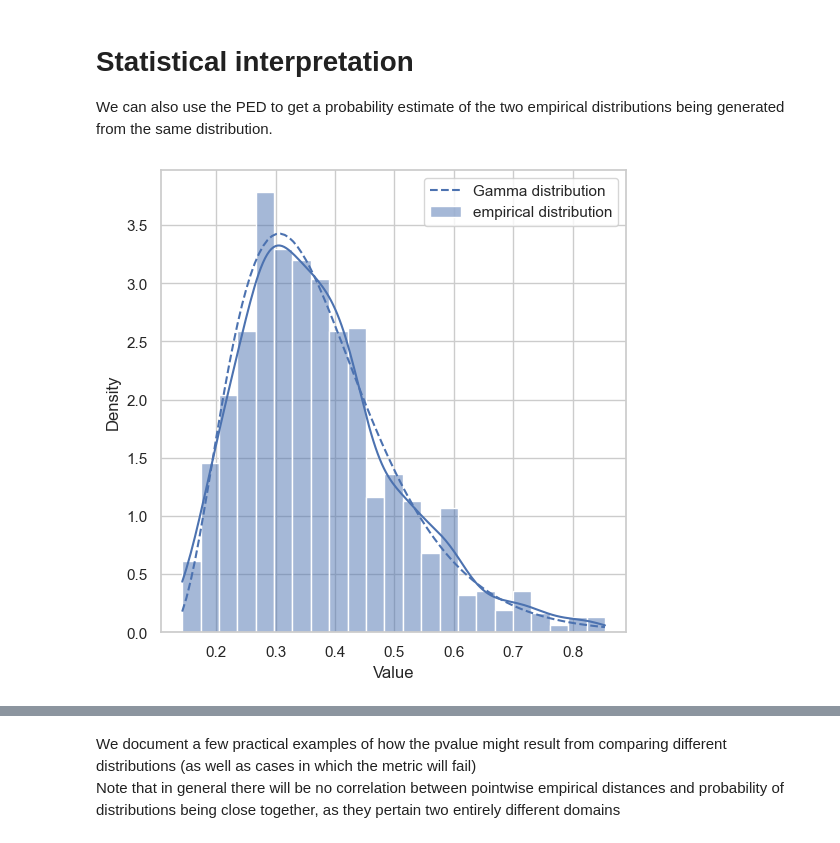
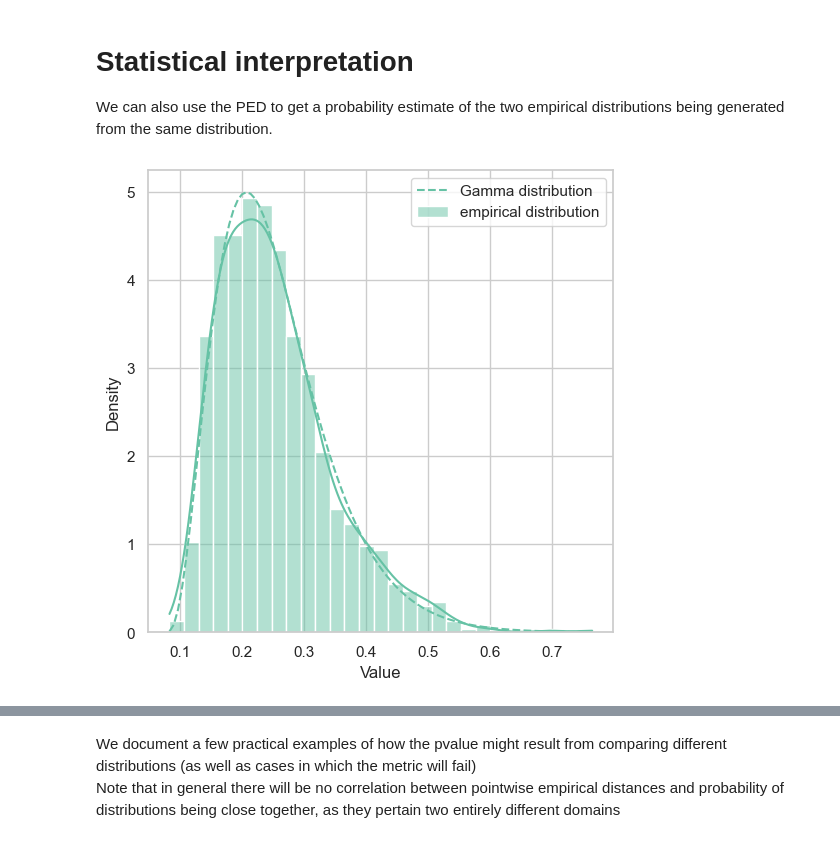
Before and after one commit to lazzaronico/cytobench, a Jupyter notebook: 1 understanding PED.ipynb, the cells around one changed output, grey strips where cells are left out. Cells and saved outputs as stored; diff of their text form; code cells hidden in the pictures.

```diff
--- a/1 understanding PED.ipynb
+++ b/1 understanding PED.ipynb
@@ -41,42 +38,42 @@ plt.show()
 for point_i in range(3):
 
     # 1) compute the distance between a reference point and the reference empirical distributions
-    reference_point = reference_distribution[point_i]
-    distances = np.linalg.norm(reference_distribution - reference_point, axis=1)
+    reference_point = X[point_i]
+    distances = np.linalg.norm(X - reference_point, axis=1)
 
     plt.figure(figsize=(figsize*3, figsize))
     plt.subplot(1, 3, 1)
 
-    for point in reference_distribution:
+    for point in X:
         plt.plot([reference_point[0], point[0]], [reference_point[1], point[1]], 'grey', linestyle='--', linewidth=1, alpha=.4)
 
-    plt.scatter(reference_distribution[:,0], reference_distribution[:,1], alpha=0.6, label='reference distribution')
-    plt.scatter(evaluated_distribution[:,0], evaluated_distribution[:,1], alpha=0.6, label='evaluated distribution')
+    plt.scatter(X[:,0], X[:,1], alpha=0.6, label='X')
+    plt.scatter(Y[:,0], Y[:,1], alpha=0.6, label='Y')
 
     plt.legend(loc='upper right')
-    plt.title('Distances to reference distribution')
+    plt.title('Distances to own group')
 
     plt.subplot(1, 3, 2)
 
     # 2) compute the distance between the reference point and the evaluated empirical distributions
-    distances = np.linalg.norm(reference_distribution - reference_point, axis=1)
-    distances_eval = np.linalg.norm(evaluated_distribution - reference_point, axis=1)
+    distances = np.linalg.norm(X - reference_point, axis=1)
+    distances_eval = np.linalg.norm(Y - reference_point, axis=1)
 
-    for point in evaluated_distribution:
+    for point in Y:
         plt.plot([reference_point[0], point[0]], [reference_point[1], point[1]], 'grey', linestyle='--', linewidth=1, alpha=.4)
 
-    plt.scatter(reference_distribution[:,0], reference_distribution[:,1], alpha=0.6, label='reference distribution')
-    plt.scatter(evaluated_distribution[:,0], evaluated_distribution[:,1], alpha=0.6, label='evaluated distribution')
+    plt.scatter(X[:,0], X[:,1], alpha=0.6, label='X')
+    plt.scatter(Y[:,0], Y[:,1], alpha=0.6, label='Y')
 
     plt.legend(loc='upper right')
-    plt.title('Distances to evaluated distribution')
+    plt.title('Distances to other group')
 
     plt.subplot(1, 3, 3)
 
     bins = np.histogram_bin_edges(np.concatenate([distances, distances_eval]), bins=n_points)
 
-    plt.hist(distances, bins=bins, alpha=0.7, label='reference distribution')
-    plt.hist(distances_eval, bins=bins, alpha=0.7, label='evaluated distribution')
+    plt.hist(distances, bins=bins, alpha=0.7, label='X')
+    plt.hist(distances_eval, bins=bins, alpha=0.7, label='Y')
 
     # 3) compare the two 1D distances distributions induced by the reference point
     wd = scipy.stats.wasserstein_distance(distances, distances_eval)
@@ -148,24 +146,24 @@ def distances_distribution(samples, n_bootstrap = 1000):
     # return empirical and theoretical distribution
     return peds, gamma_distribution
 # %%
-# compute empirical and Gamma distribution
-peds, dist = distances_distribution(reference_distribution)
+# compute empirical and gamma distribution
+peds, dist = distances_distribution(np.concatenate([X, Y]))
 
 # plot empirical vs theoretical
 plt.figure(figsize=(figsize, figsize))
 
 # empirical distribution
-sns.histplot(peds, stat='density', kde=True, label='empirical distribution', alpha=.5)
+sns.histplot(peds, stat='density', kde=True, label='empirical distribution', alpha=.5, color='#66c2a5')
 
 # theoretical distribution
 x = np.linspace(min(peds), max(peds), 100)
-plt.plot(x, dist.pdf(x), label='Gamma distribution', color='#4c72b0', linestyle='--')
+plt.plot(x, dist.pdf(x), label='Gamma distribution', color='#66c2a5', linestyle='--')
 
 # label and plot
 plt.xlabel('Value')
 plt.ylabel('Density')
 plt.legend()
 plt.show()
 # %% [output]
-[figure, old version]
+[figure, new version]
 # %% [markdown]
```
Also changed, not shown: parts of 13 cells of this notebook, 5 other files.
